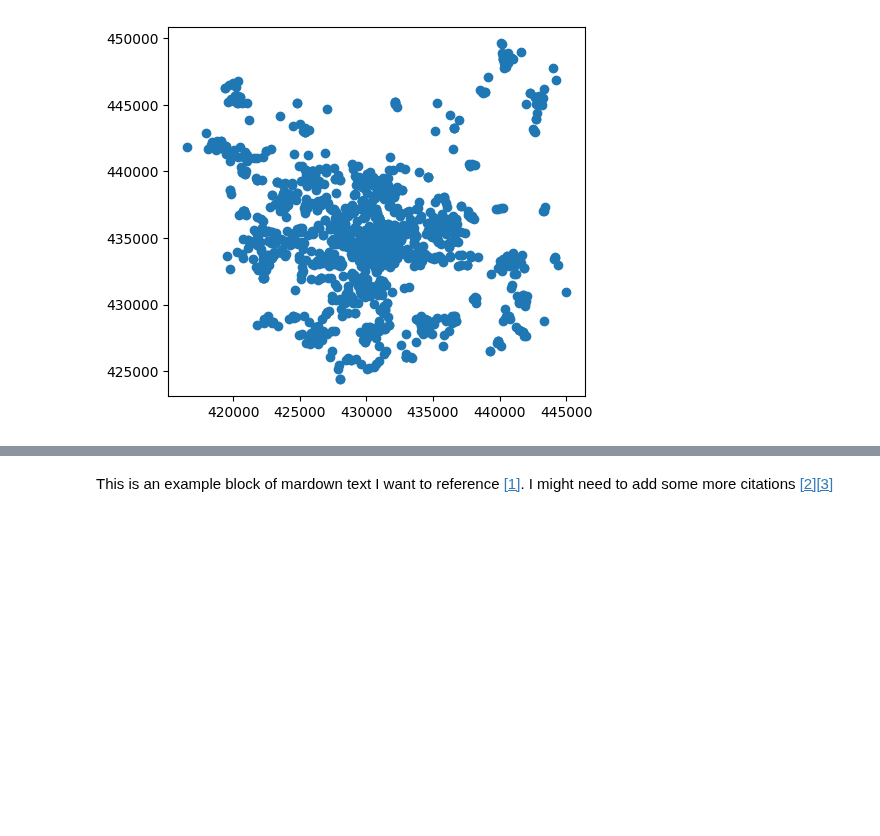
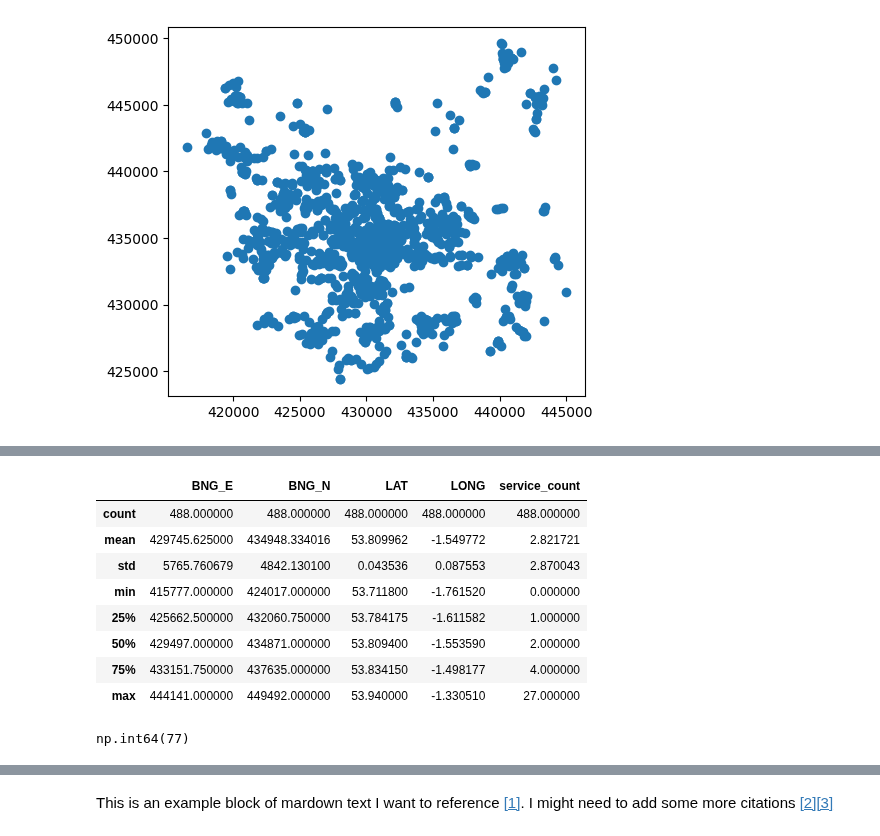
Before and after one commit to smtz0472/GEOG5415, a Jupyter notebook: notebooks/assignment_templates/GEOG5990M_Final_Project_template.ipynb, the cells around one changed output, grey strips where cells are left out. Saved outputs shown, nothing was run; the diff lists cells and outputs as text; code cells hidden in the pictures; blank space fills up the shorter version.

```diff
--- a/notebooks/assignment_templates/GEOG5990M_Final_Project_template.ipynb
+++ b/notebooks/assignment_templates/GEOG5990M_Final_Project_template.ipynb
@@ -213,0 +257,17 @@ service_gdf.plot()
+# %%
+leeds_lsoa_service.describe()
+# %% [output]
+|  | BNG_E | BNG_N | LAT | LONG | service_count |
+| count | 488.000000 | 488.000000 | 488.000000 | 488.000000 | 488.000000 |
+| mean | 429745.625000 | 434948.334016 | 53.809962 | -1.549772 | 2.821721 |
+| std | 5765.760679 | 4842.130100 | 0.043536 | 0.087553 | 2.870043 |
+| min | 415777.000000 | 424017.000000 | 53.711800 | -1.761520 | 0.000000 |
+| 25% | 425662.500000 | 432060.750000 | 53.784175 | -1.611582 | 1.000000 |
+| 50% | 429497.000000 | 434871.000000 | 53.809400 | -1.553590 | 2.000000 |
+| 75% | 433151.750000 | 437635.000000 | 53.834150 | -1.498177 | 4.000000 |
+| max | 444141.000000 | 449492.000000 | 53.940000 | -1.330510 | 27.000000 |
+# %%
+#check the mumber of 0 with a reasonable range
+(leeds_lsoa_service['service_count'] == 0).sum()
+# %% [output]
+np.int64(77)
```
Also changed, not shown: parts of 22 cells of this notebook.
